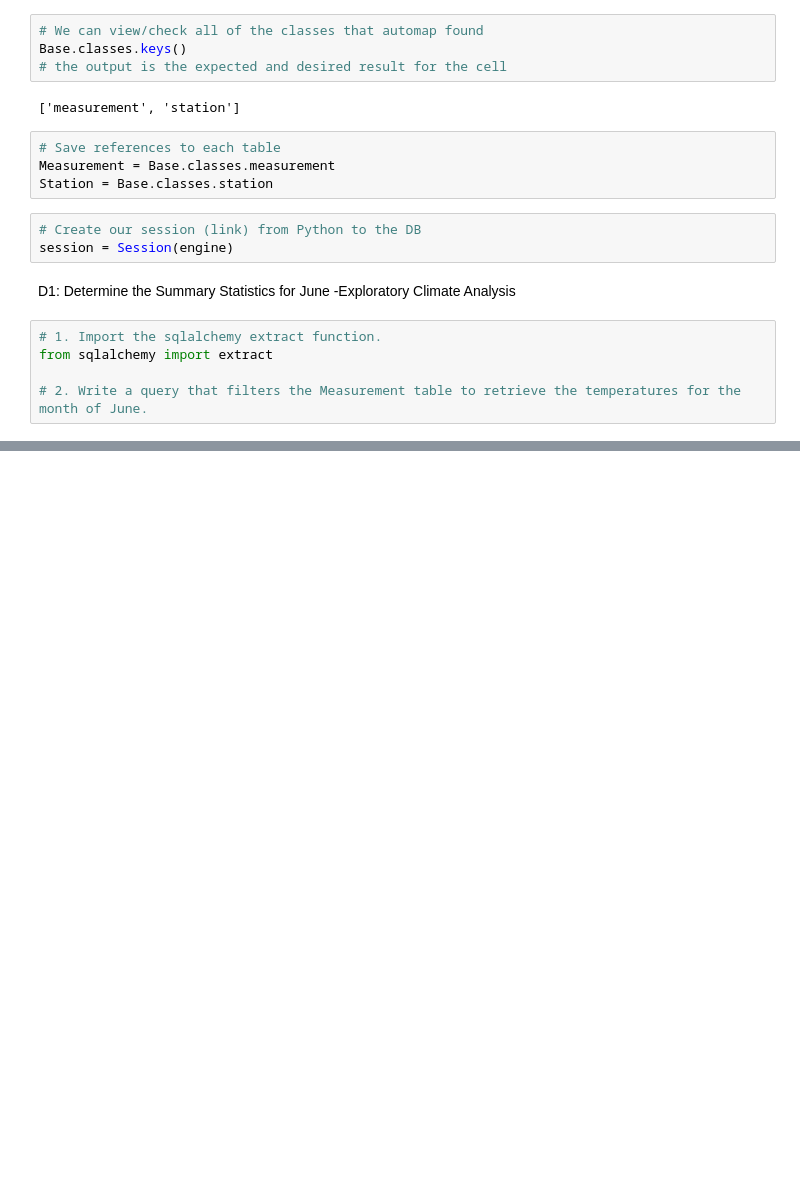
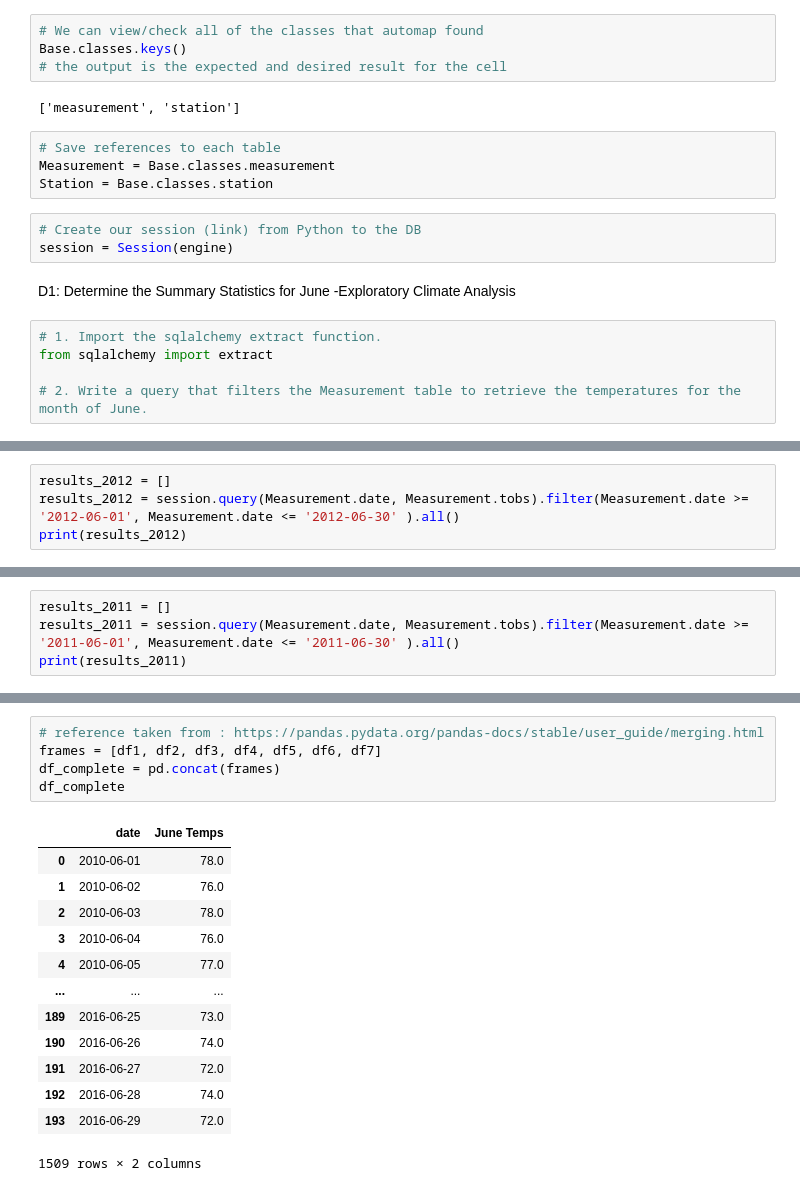
Before and after one commit to Zohairk4help/surfs_up, a Jupyter notebook: SurfsUp_Challenge_deliv1.ipynb, the cells around one changed output, grey strips where cells are left out. Cells and saved outputs as stored; diff of their text form; blank space fills up the shorter version.

```diff
--- a/SurfsUp_Challenge_deliv1.ipynb
+++ b/SurfsUp_Challenge_deliv1.ipynb
@@ -68,0 +76,4 @@ df
+# %%
+results_2012 = []
+results_2012 = session.query(Measurement.date, Measurement.tobs).filter(Measurement.date >= '2012-06-01', Measurement.date <= '2012-06-30' ).all()
+print(results_2012)
@@ -68,0 +82,4 @@ df
+# %%
+results_2011 = []
+results_2011 = session.query(Measurement.date, Measurement.tobs).filter(Measurement.date >= '2011-06-01', Measurement.date <= '2011-06-30' ).all()
+print(results_2011)
@@ -69,2 +103,21 @@ df
+# %%
+# reference taken from : https://pandas.pydata.org/pandas-docs/stable/user_guide/merging.html
+frames = [df1, df2, df3, df4, df5, df6, df7]
+df_complete = pd.concat(frames)
+df_complete
+# %% [output]
+|  | date | June Temps |
+| 0 | 2010-06-01 | 78.0 |
+| 1 | 2010-06-02 | 76.0 |
+| 2 | 2010-06-03 | 78.0 |
+| 3 | 2010-06-04 | 76.0 |
+| 4 | 2010-06-05 | 77.0 |
+| ... | ... | ... |
+| 189 | 2016-06-25 | 73.0 |
+| 190 | 2016-06-26 | 74.0 |
+| 191 | 2016-06-27 | 72.0 |
+| 192 | 2016-06-28 | 74.0 |
+| 193 | 2016-06-29 | 72.0 |
+1509 rows × 2 columns
 # %%
 # 4. Create a DataFrame from the list of temperatures for the month of June.  reference to module section 9.2.3
```
Also changed, not shown: parts of 12 cells of this notebook, 2 other files.
